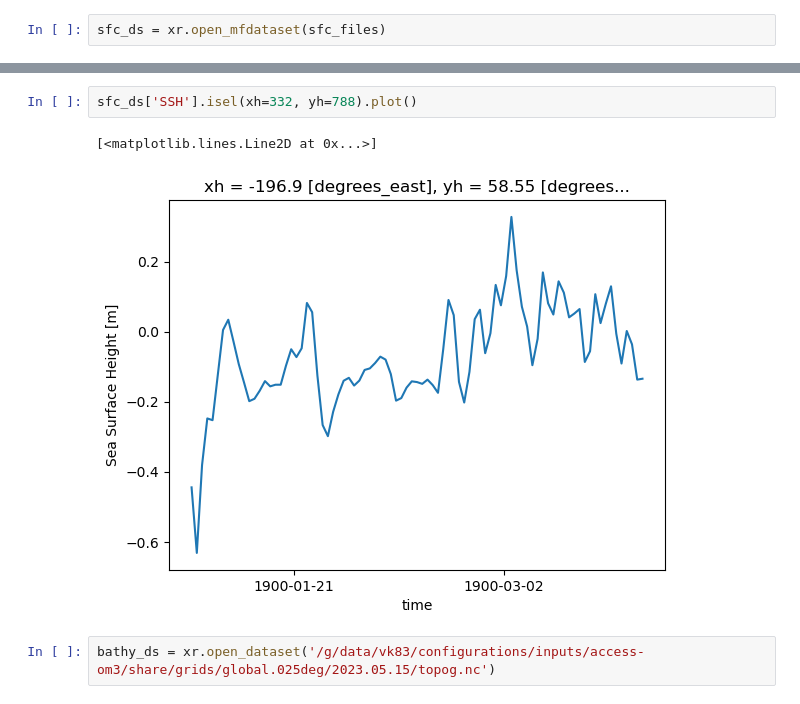
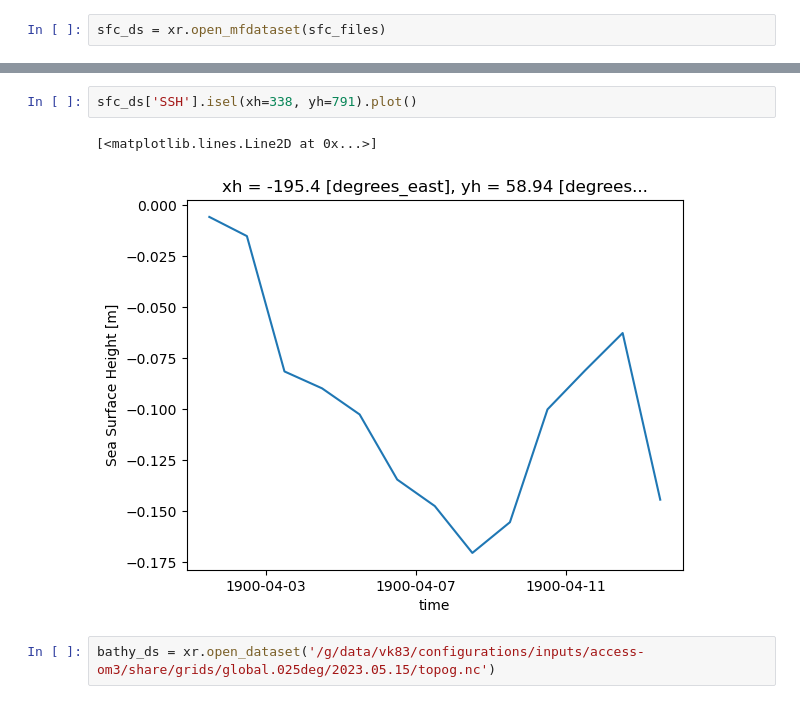
Before and after one commit to anton-seaice/sandbox, a Jupyter notebook: 025deg_cgrid_crash.ipynb, the cells around one changed output, grey strips where cells are left out. Cells and saved outputs as stored; diff of their text form.

```diff
--- a/025deg_cgrid_crash.ipynb
+++ b/025deg_cgrid_crash.ipynb
@@ -160,8 +175,8 @@ Text(0.5, 1.0, '1900-03-28 12:00:00 mean SSH')
 # %%
-sfc_ds['SSH'].isel(xh=332, yh=788).plot()
+sfc_ds['SSH'].isel(xh=338, yh=791).plot()
 # %% [output]
 [<matplotlib.lines.Line2D at 0x...>]
-[figure, old version]
+[figure, new version]
 # %%
 bathy_ds = xr.open_dataset('/g/data/vk83/configurations/inputs/access-om3/share/grids/global.025deg/2023.05.15/topog.nc')
 # %%
```
Also changed, not shown: parts of 34 cells of this notebook, 16 other files.
